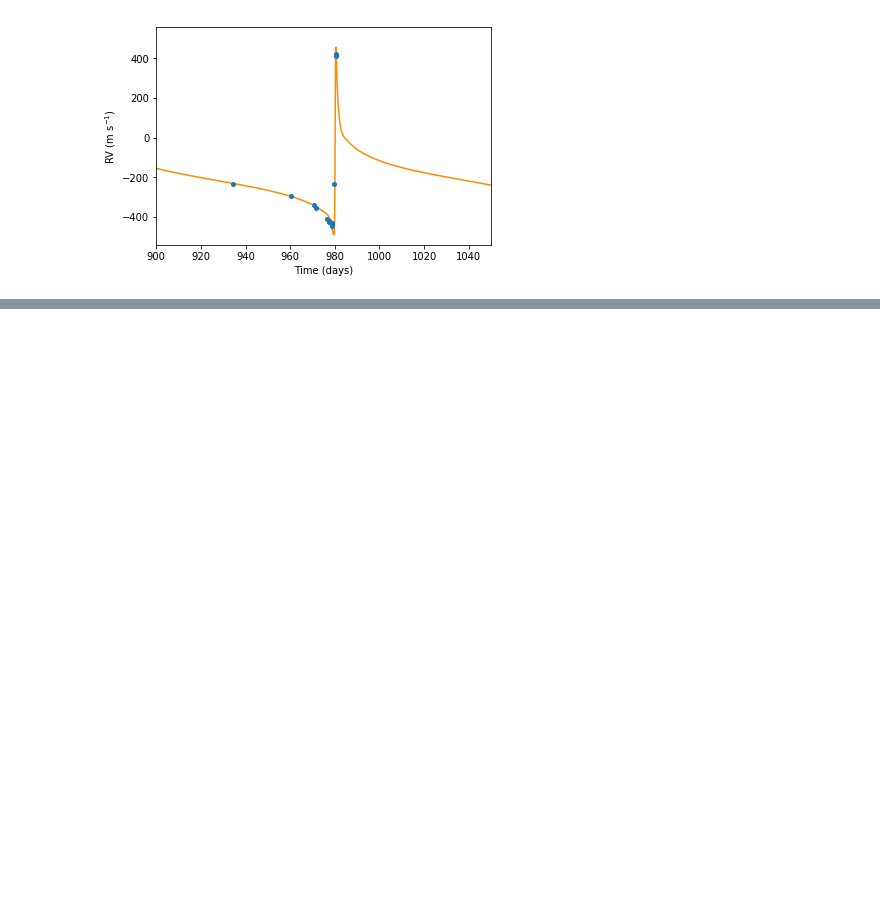
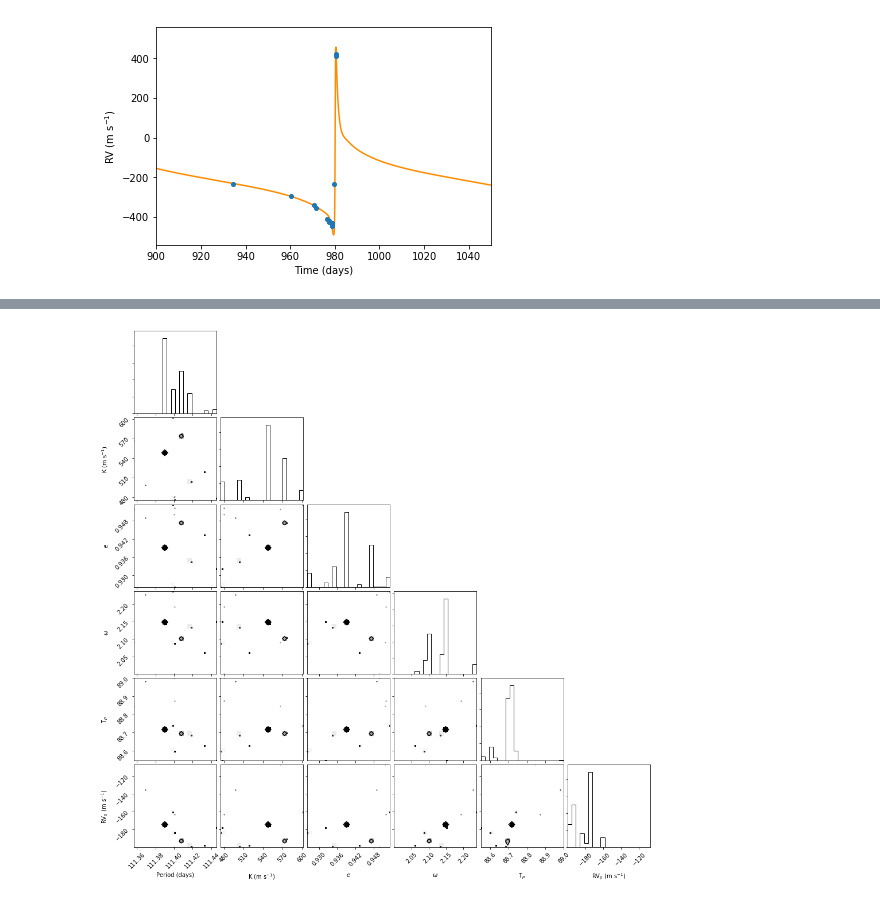
Before and after one commit to megbedell/LSSTC-DSFP, a Jupyter notebook: wk10Sep19/MultiDimensionalMCMCSolutions.ipynb, the cells around one changed output, grey strips where cells are left out. Cells and saved outputs as stored; diff of their text form; code cells hidden in the pictures; blank space fills up the shorter version.

```diff
--- a/wk10Sep19/MultiDimensionalMCMCSolutions.ipynb
+++ b/wk10Sep19/MultiDimensionalMCMCSolutions.ipynb
@@ -469,0 +481,5 @@ fig.tight_layout()
+# %%
+corner.corner(pos, labels=['Period (days)', r"K (m s$^{-1}$)",
+                           r"$e$", r"$\omega$",
+                           r"T$_p$", r"RV$_0$ (m s$^{-1}$)"]);
+# %% [output]
@@ -469,0 +501 @@ fig.tight_layout()
+[figure, added]
```
Also changed, not shown: parts of 17 cells of this notebook, 1 other file.
